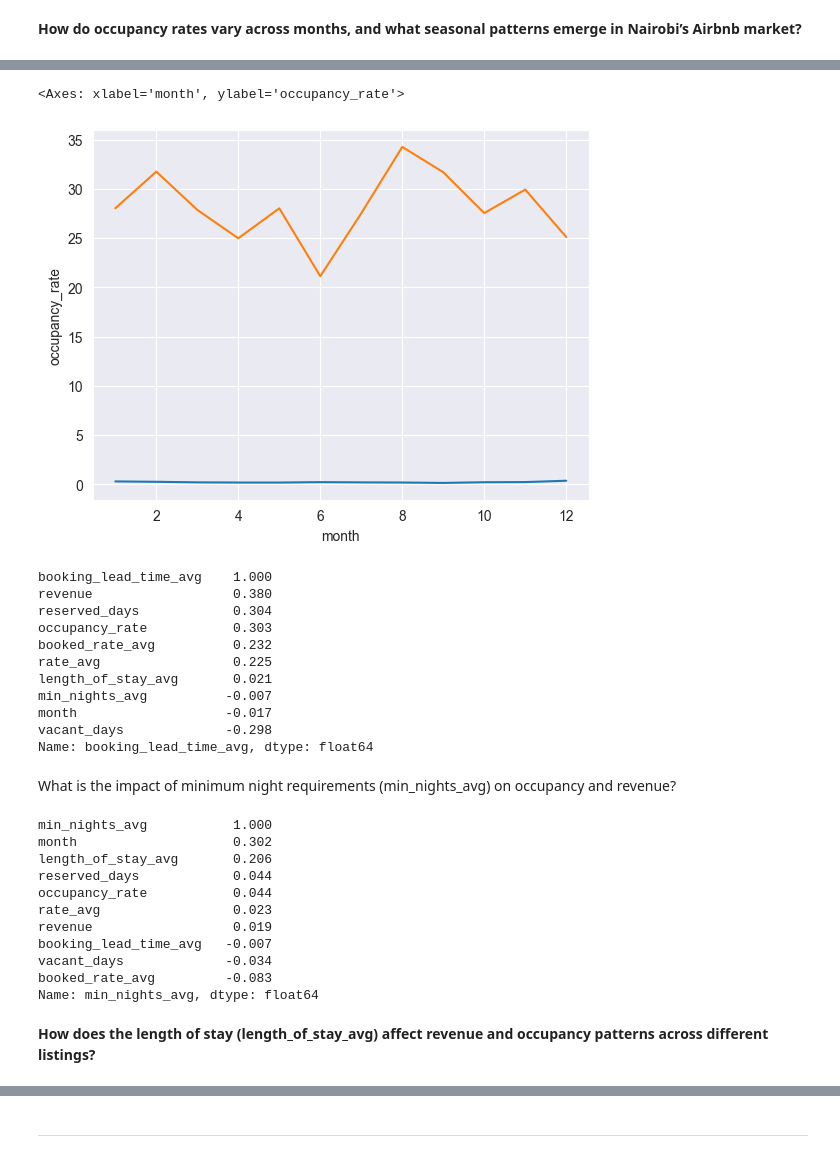
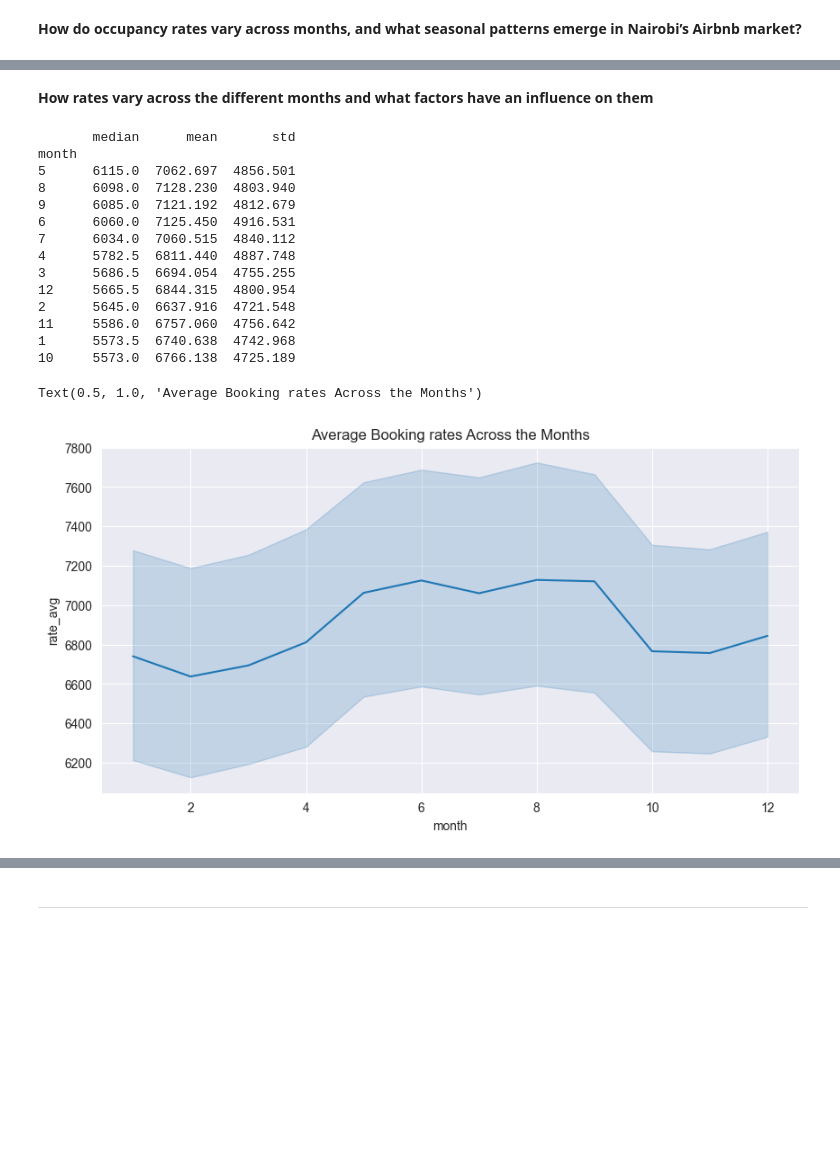
Before and after one commit to Morris-mk/Nairobi_AirbnbMarket_Overview_and-_InvestmentAnalysis, a Jupyter notebook: Airbnb_analysis.ipynb, the cells around one changed output, grey strips where cells are left out. Drawn from its saved outputs; the diff is of its cells as text; code cells hidden in the pictures; blank space fills up the shorter version.

```diff
--- a/Airbnb_analysis.ipynb
+++ b/Airbnb_analysis.ipynb
@@ -241,0 +269,4 @@ dtype: int64
+# %%
+max = df_listings.total_ttm_revenue.max()
+df_listings = df_listings[df_listings.total_ttm_revenue < max]
+print(df_listings.shape)
@@ -576,7 +732,7 @@ print(df_calendar.date.dtypes)
 df_calendar['month'] = df_calendar['date'].dt.month
 
 # join the room_type from the df_listings
-df_calendar = df_calendar.merge(right=df_listings.room_type, left_on='listing_id',right_on=df_listings.listing_id)
+df_calendar = df_calendar.merge(right=df_listings[['room_type', 'bedrooms']], left_on='listing_id',right_on=df_listings.listing_id)
 
 df_calendar.head()
 # %% [output]
@@ -654,4 +804,4 @@ df_calendar[['booked_rate_avg', 'length_of_stay_avg']].fillna(0, inplace=True)
 df_calendar['min_nights_avg'].fillna(df_calendar['min_nights_avg'].mean(),inplace=True)
 
 # drop the 'booked_rate_avg' column ~ we'll use the avg_rate to calculate the rates
-#df_calendar.drop(columns='booked_rate_avg', inplace=True)
+df_calendar.drop(columns='booked_rate_avg', inplace=True)
@@ -763,43 +967,28 @@ conclusion: There is very low negative and positive correlation between Occupanc
+# %% [markdown]
+**How rates vary across the different months and what factors have an influence on them**
 # %%
-# group occupancy and booking lead time per month to determine
-compare = df_calendar.groupby('month')[['occupancy_rate','booking_lead_time_avg']].mean().sort_values(by='occupancy_rate', ascending=False)
-compare
+# summary statistics for average rates per month
+avg_rates = df_calendar.groupby('month')['rate_avg'].agg(func=['median','mean','std']).sort_values(by='median', ascending=False).round(3)
+print(avg_rates)
 
+# lineplot for average rates
 plt.figure(figsize=(10,5))
-sns.lineplot(data=df_calendar, x='month', y= 'booking_lead_time_avg')
-#plt.title("Average Occupancy Rate Change per Month per Room_type")
+sns.lineplot(data=df_calendar, x='month', y= 'rate_avg')
+plt.title("Average Booking rates Across the Months")
 # %% [output]
-<Axes: xlabel='month', ylabel='occupancy_rate'>
+       median      mean       std
+month
+5      6115.0  7062.697  4856.501
+8      6098.0  7128.230  4803.940
+9      6085.0  7121.192  4812.679
+6      6060.0  7125.450  4916.531
+7      6034.0  7060.515  4840.112
+4      5782.5  6811.440  4887.748
+3      5686.5  6694.054  4755.255
+12     5665.5  6844.315  4800.954
+2      5645.0  6637.916  4721.548
+11     5586.0  6757.060  4756.642
+1      5573.5  6740.638  4742.968
+10     5573.0  6766.138  4725.189
+Text(0.5, 1.0, 'Average Booking rates Across the Months')
-[figure, old version]
+[figure, new version]
-# %%
-corr['booking_lead_time_avg'].sort_values(ascending=False)
-# %% [output]
-booking_lead_time_avg    1.000
-revenue                  0.380
-reserved_days            0.304
-occupancy_rate           0.303
-booked_rate_avg          0.232
-rate_avg                 0.225
-length_of_stay_avg       0.021
-min_nights_avg          -0.007
-month                   -0.017
-vacant_days             -0.298
-Name: booking_lead_time_avg, dtype: float64
-# %% [markdown]
-What is the impact of minimum night requirements (min_nights_avg) on occupancy and revenue?
-# %%
-corr['min_nights_avg'].sort_values(ascending=False)
-# %% [output]
-min_nights_avg           1.000
-month                    0.302
-length_of_stay_avg       0.206
-reserved_days            0.044
-occupancy_rate           0.044
-rate_avg                 0.023
-revenue                  0.019
-booking_lead_time_avg   -0.007
-vacant_days             -0.034
-booked_rate_avg         -0.083
-Name: min_nights_avg, dtype: float64
-# %% [markdown]
-**How does the length of stay (length_of_stay_avg) affect revenue and occupancy patterns across different listings?**
```
Also changed, not shown: parts of 70 cells of this notebook.
